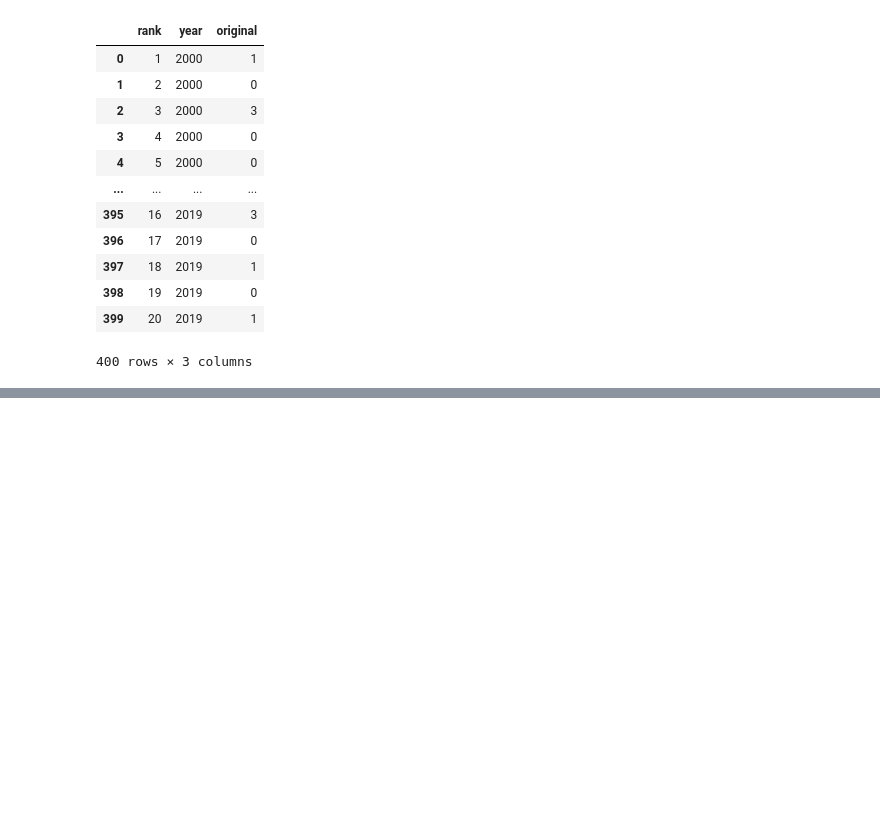
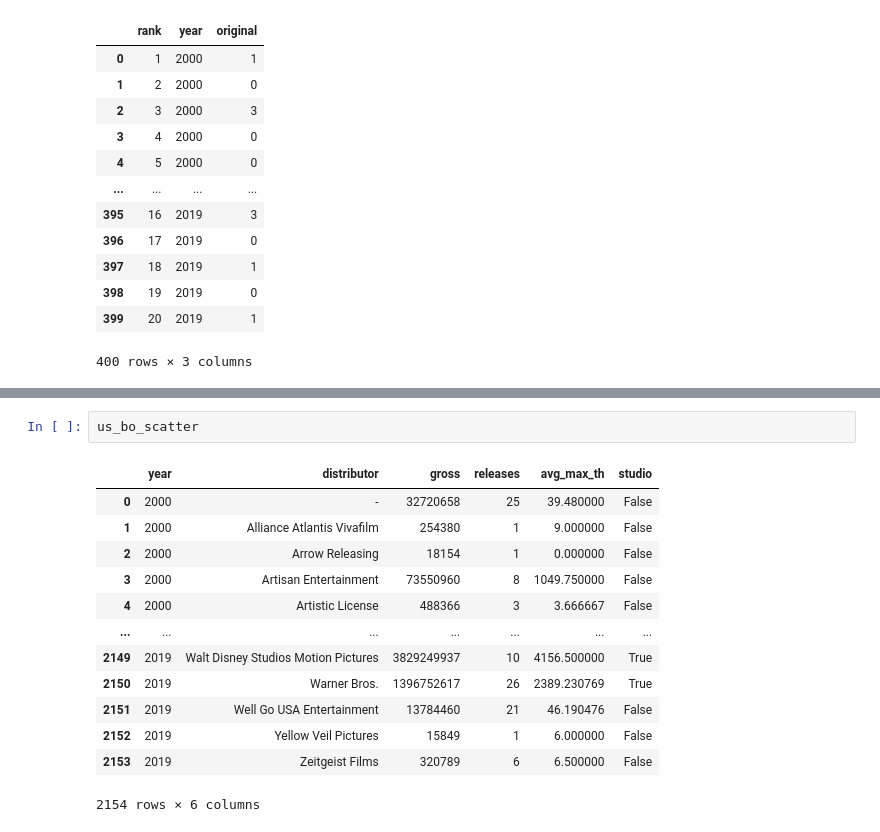
Before and after one commit to ivanlopezlobato/movies, a Jupyter notebook: notebooks/BoxOffice_Evolution_2000-2019.ipynb, the cells around one changed output, grey strips where cells are left out. Saved outputs shown, nothing was run; the diff lists cells and outputs as text; blank space fills up the shorter version.

```diff
--- a/notebooks/BoxOffice_Evolution_2000-2019.ipynb
+++ b/notebooks/BoxOffice_Evolution_2000-2019.ipynb
@@ -489,0 +521,16 @@ The darker it gets, sequels over originals
+# %%
+us_bo_scatter
+# %% [output]
+|  | year | distributor | gross | releases | avg_max_th | studio |
+| 0 | 2000 | - | 32720658 | 25 | 39.480000 | False |
+| 1 | 2000 | Alliance Atlantis Vivafilm | 254380 | 1 | 9.000000 | False |
+| 2 | 2000 | Arrow Releasing | 18154 | 1 | 0.000000 | False |
+| 3 | 2000 | Artisan Entertainment | 73550960 | 8 | 1049.750000 | False |
+| 4 | 2000 | Artistic License | 488366 | 3 | 3.666667 | False |
+| ... | ... | ... | ... | ... | ... | ... |
+| 2149 | 2019 | Walt Disney Studios Motion Pictures | 3829249937 | 10 | 4156.500000 | True |
+| 2150 | 2019 | Warner Bros. | 1396752617 | 26 | 2389.230769 | True |
+| 2151 | 2019 | Well Go USA Entertainment | 13784460 | 21 | 46.190476 | False |
+| 2152 | 2019 | Yellow Veil Pictures | 15849 | 1 | 6.000000 | False |
+| 2153 | 2019 | Zeitgeist Films | 320789 | 6 | 6.500000 | False |
+2154 rows × 6 columns
```
Also changed, not shown: parts of 7 cells of this notebook, 1 other file.
